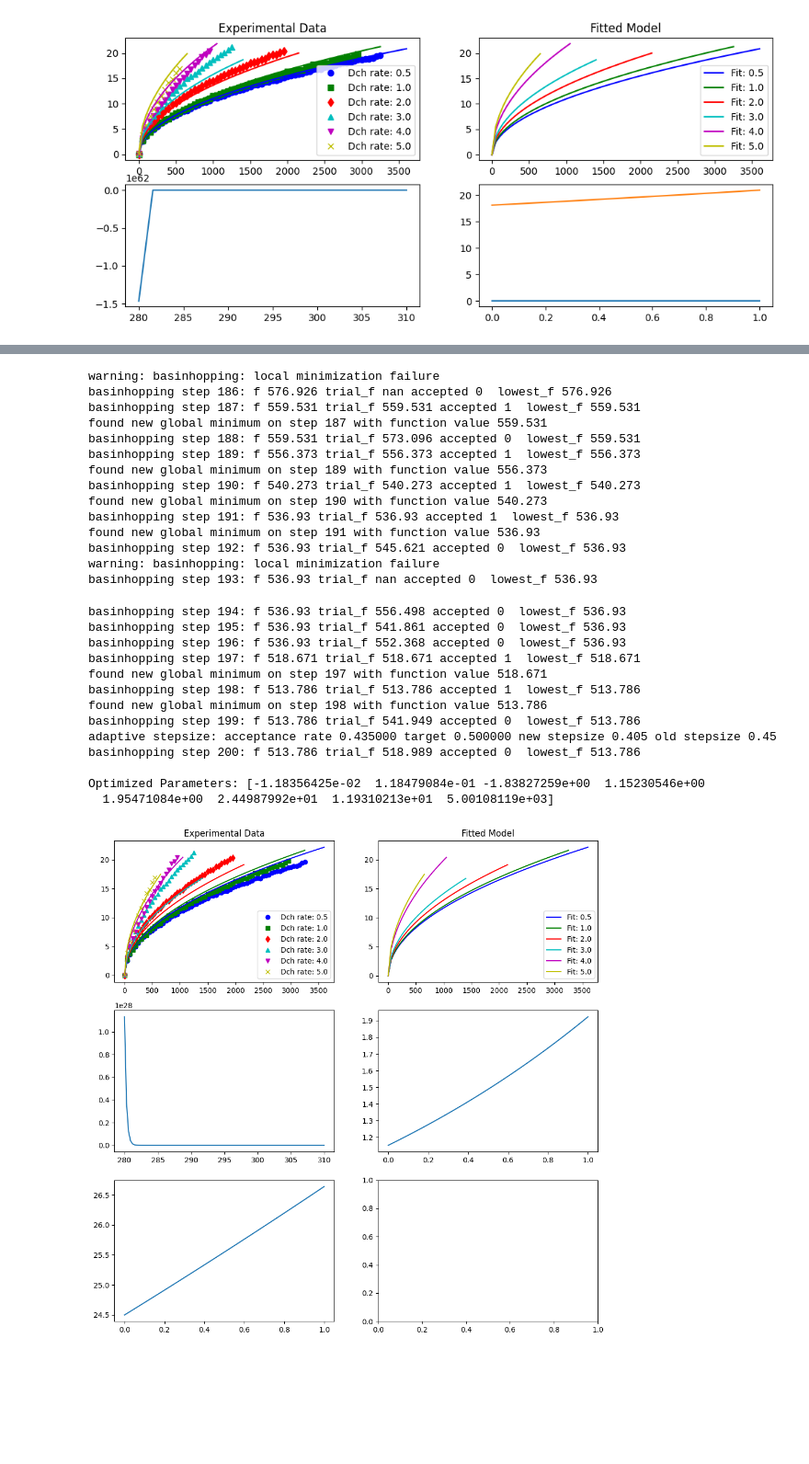
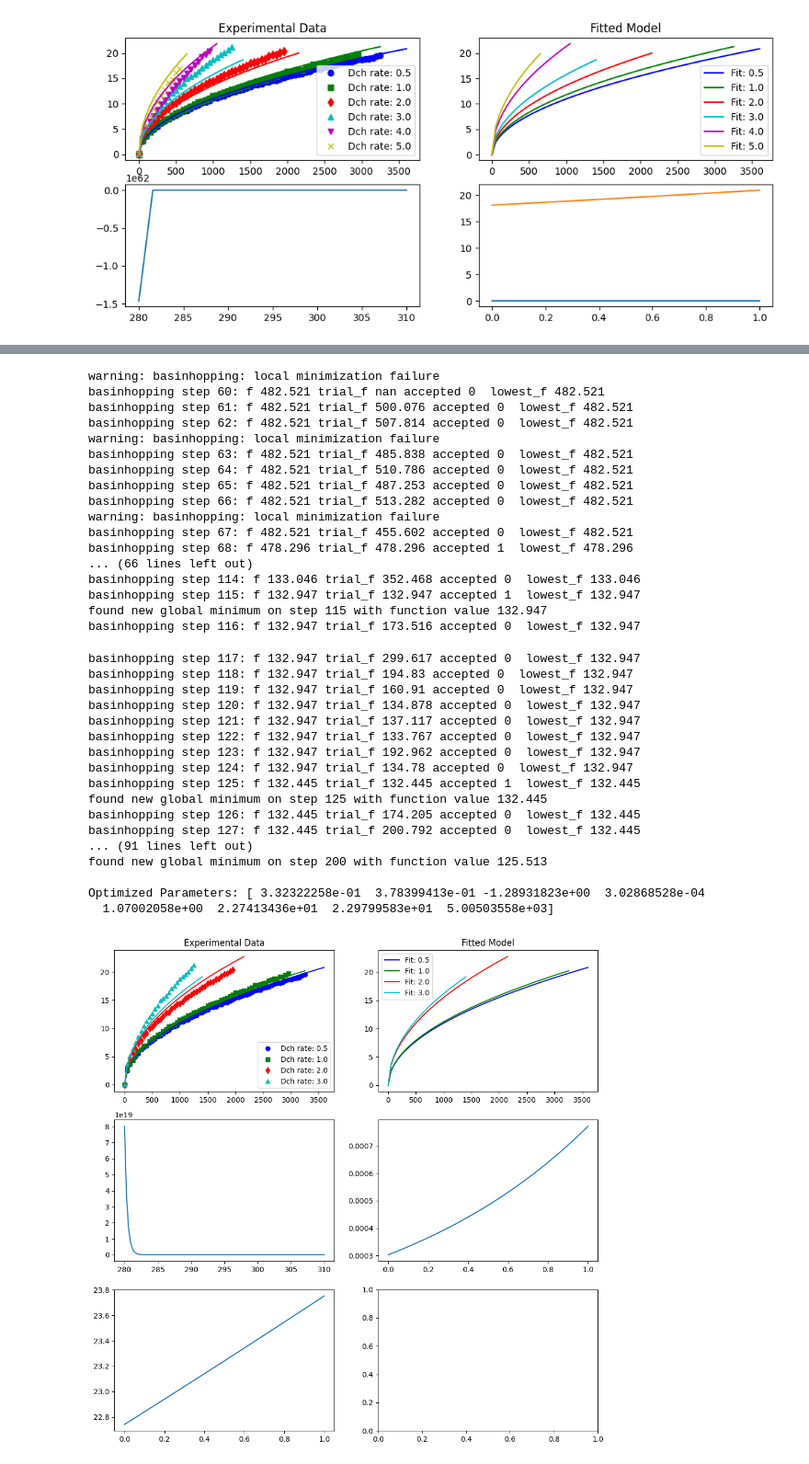
Before and after one commit to sweetmixture/UCL_2025_repo, a Jupyter notebook: NonPolynomial-fittingTest.ipynb, the cells around one changed output, grey strips where cells are left out. Shown at 92% size. Cells and saved outputs as stored; diff of their text form; code cells hidden in the pictures; blank space fills up the shorter version.

```diff
--- a/NonPolynomial-fittingTest.ipynb
+++ b/NonPolynomial-fittingTest.ipynb
@@ -1601,8 +1601,17 @@ Templist  = np.array([298, 298, 298, 298, 298, 298])
 Cratelist = np.array([0.53, 0.5, 0.5, 0.5, 1.0, 1.0])
 Dratelist = np.array([0.5, 1.0, 2.0, 3.0, 4.0, 5.0])
 
+exp_clist = np.array([0.37, 0.36, 0.46, 0.39])
+exp_zlist = np.array([0.49, 0.50, 0.50, 0.56])
+Templist  = np.array([298, 298, 298, 298])
+Cratelist = np.array([0.5, 0.5, 0.8, 0.8])
+Dratelist = np.array([0.5, 1.0, 2.0, 3.0])
+#
+# well found case : current Q1 expression cannot describe Q3 (accel. deg) -> paramter finding ends with somehow averaged gnorm result.
+#
+
 # Maximum cycles for each dataset (order: dataset with fastest Q growth last)
-exp_maxcyclelist = np.array([3300, 3000, 2000, 1300, 1000, 600])
+exp_maxcyclelist = np.array([3300, 3000, 2000, 1300 ])
 rand_normal_std = 0.1
 np.random.seed(42)
 
@@ -1778,28 +1787,35 @@ basinhopping step 185: f 576.926 trial_f 588.007 accepted 0  lowest_f 576.926
 warning: basinhopping: local minimization failure
-basinhopping step 186: f 576.926 trial_f nan accepted 0  lowest_f 576.926
-basinhopping step 187: f 559.531 trial_f 559.531 accepted 1  lowest_f 559.531
-found new global minimum on step 187 with function value 559.531
-basinhopping step 188: f 559.531 trial_f 573.096 accepted 0  lowest_f 559.531
-basinhopping step 189: f 556.373 trial_f 556.373 accepted 1  lowest_f 556.373
-found new global minimum on step 189 with function value 556.373
-basinhopping step 190: f 540.273 trial_f 540.273 accepted 1  lowest_f 540.273
-found new global minimum on step 190 with function value 540.273
-basinhopping step 191: f 536.93 trial_f 536.93 accepted 1  lowest_f 536.93
-found new global minimum on step 191 with function value 536.93
-basinhopping step 192: f 536.93 trial_f 545.621 accepted 0  lowest_f 536.93
+basinhopping step 60: f 482.521 trial_f nan accepted 0  lowest_f 482.521
+basinhopping step 61: f 482.521 trial_f 500.076 accepted 0  lowest_f 482.521
+basinhopping step 62: f 482.521 trial_f 507.814 accepted 0  lowest_f 482.521
 warning: basinhopping: local minimization failure
-basinhopping step 193: f 536.93 trial_f nan accepted 0  lowest_f 536.93
+basinhopping step 63: f 482.521 trial_f 485.838 accepted 0  lowest_f 482.521
+basinhopping step 64: f 482.521 trial_f 510.786 accepted 0  lowest_f 482.521
+basinhopping step 65: f 482.521 trial_f 487.253 accepted 0  lowest_f 482.521
+basinhopping step 66: f 482.521 trial_f 513.282 accepted 0  lowest_f 482.521
+warning: basinhopping: local minimization failure
+basinhopping step 67: f 482.521 trial_f 455.602 accepted 0  lowest_f 482.521
+basinhopping step 68: f 478.296 trial_f 478.296 accepted 1  lowest_f 478.296
+... (66 lines left out)
+basinhopping step 114: f 133.046 trial_f 352.468 accepted 0  lowest_f 133.046
+basinhopping step 115: f 132.947 trial_f 132.947 accepted 1  lowest_f 132.947
+found new global minimum on step 115 with function value 132.947
+basinhopping step 116: f 132.947 trial_f 173.516 accepted 0  lowest_f 132.947
-basinhopping step 194: f 536.93 trial_f 556.498 accepted 0  lowest_f 536.93
-basinhopping step 195: f 536.93 trial_f 541.861 accepted 0  lowest_f 536.93
-basinhopping step 196: f 536.93 trial_f 552.368 accepted 0  lowest_f 536.93
-basinhopping step 197: f 518.671 trial_f 518.671 accepted 1  lowest_f 518.671
-found new global minimum on step 197 with function value 518.671
-basinhopping step 198: f 513.786 trial_f 513.786 accepted 1  lowest_f 513.786
-found new global minimum on step 198 with function value 513.786
-basinhopping step 199: f 513.786 trial_f 541.949 accepted 0  lowest_f 513.786
-adaptive stepsize: acceptance rate 0.435000 target 0.500000 new stepsize 0.405 old stepsize 0.45
-basinhopping step 200: f 513.786 trial_f 518.989 accepted 0  lowest_f 513.786
+basinhopping step 117: f 132.947 trial_f 299.617 accepted 0  lowest_f 132.947
+basinhopping step 118: f 132.947 trial_f 194.83 accepted 0  lowest_f 132.947
+basinhopping step 119: f 132.947 trial_f 160.91 accepted 0  lowest_f 132.947
+basinhopping step 120: f 132.947 trial_f 134.878 accepted 0  lowest_f 132.947
+basinhopping step 121: f 132.947 trial_f 137.117 accepted 0  lowest_f 132.947
+basinhopping step 122: f 132.947 trial_f 133.767 accepted 0  lowest_f 132.947
+basinhopping step 123: f 132.947 trial_f 192.962 accepted 0  lowest_f 132.947
+basinhopping step 124: f 132.947 trial_f 134.78 accepted 0  lowest_f 132.947
+basinhopping step 125: f 132.445 trial_f 132.445 accepted 1  lowest_f 132.445
+found new global minimum on step 125 with function value 132.445
+basinhopping step 126: f 132.445 trial_f 174.205 accepted 0  lowest_f 132.445
+basinhopping step 127: f 132.445 trial_f 200.792 accepted 0  lowest_f 132.445
+... (91 lines left out)
+found new global minimum on step 200 with function value 125.513
 
-Optimized Parameters: [-1.18356425e-02  1.18479084e-01 -1.83827259e+00  1.15230546e+00
-  1.95471084e+00  2.44987992e+01  1.19310213e+01  5.00108119e+03]
+Optimized Parameters: [ 3.32322258e-01  3.78399413e-01 -1.28931823e+00  3.02868528e-04
+  1.07002058e+00  2.27413436e+01  2.29799583e+01  5.00503558e+03]
-[figure, old version]
+[figure, new version]
```
Also changed, not shown: parts of 1 cell of this notebook, 7 other files.
